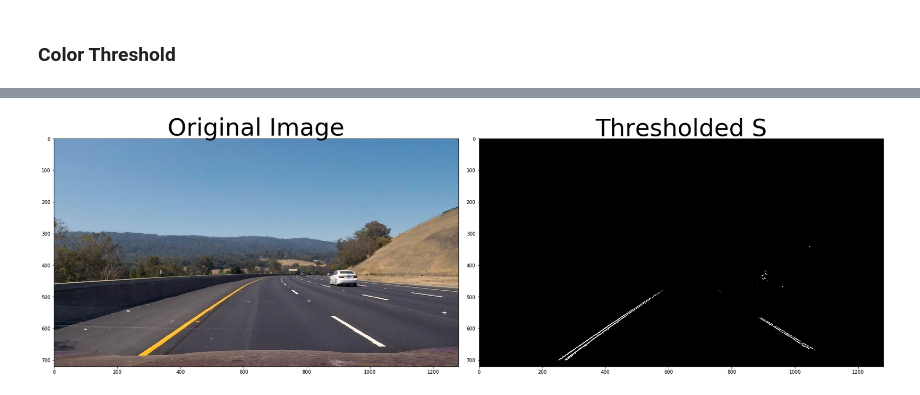
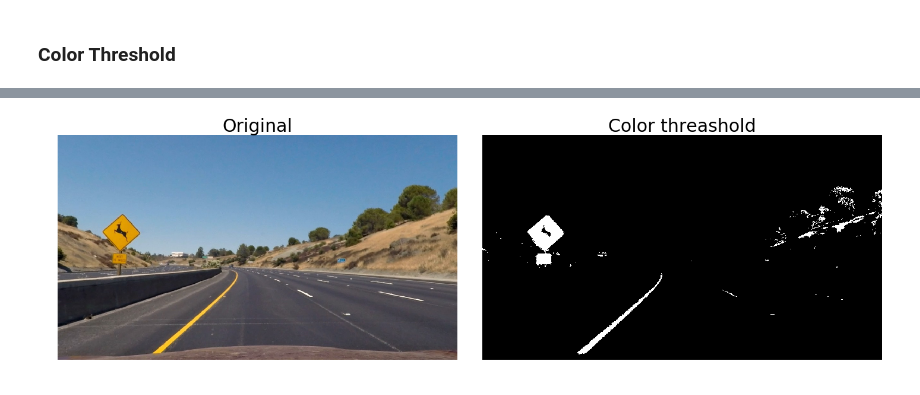
Before and after one commit to ibiscp/Advanced-Lane-Finding, a Jupyter notebook: Advanced-Line-Finding.ipynb, the cells around one changed output, grey strips where cells are left out. Cells and saved outputs as stored; diff of their text form; code cells hidden in the pictures.

```diff
--- a/Advanced-Line-Finding.ipynb
+++ b/Advanced-Line-Finding.ipynb
@@ -297,33 +276,47 @@ interact(img_threshold, color_min=widgets.IntSlider(min=0,max=255,step=1,value=1
-# %%
-# Read in an image
-img = cv2.imread(path + image_names[4])
-img = cv2.cvtColor(img,cv2.COLOR_BGR2RGB)
-
-def pipeline(img):
-
-    undist = undistort_image(img)
-
-    hls_binary = hls_select(undist, thresh=(160, 255))
-
-    dir_binary = dir_threshold(undist, sobel_kernel=27, thresh=(0.4, 1.2))
-    mag_binary = mag_thresh(undist, sobel_kernel=23, mag_thresh=(50, 300))
-    gradx = abs_sobel_thresh(undist, orient='x', thresh_min=66, thresh_max=100)
-    grady = abs_sobel_thresh(undist, orient='x', thresh_min=40, thresh_max=55)
-
-    combined = np.zeros_like(dir_binary)
-    combined[(hls_binary == 1) & (((gradx == 1) & (grady == 1)) | ((mag_binary == 1) & (dir_binary == 1)))] = 1
-
-    img_warp, _ = warp(combined, 592, 690, 1180, 120, 440, 660)
-
-    return combined
-
-# Plot the result
-f, (ax1, ax2) = plt.subplots(1, 2, figsize=(24, 9))
-f.tight_layout()
-ax1.imshow(img)
-ax1.set_title('Original Image', fontsize=50)
-ax2.imshow(pipeline(img), cmap='gray')
-ax2.set_title('Thresholded S', fontsize=50)
-plt.subplots_adjust(left=0., right=1, top=0.9, bottom=0.)
-# %% [output]
-[figure, removed]
+# %%
+# Parameters
+s_min = 120
+s_max = 255
+l_min = 40
+l_max = 255
+
+def color_threshold(img, s_thresh=(s_min, s_max), l_thresh=(l_min, l_max)):
+
+    # Convert to HLS color space and separate the V channel
+    hls = cv2.cvtColor(img, cv2.COLOR_RGB2HLS).astype(np.float)
+    l_channel = hls[:,:,1]
+    s_channel = hls[:,:,2]
+
+    # Threshold saturation channel
+    s_binary = np.zeros_like(s_channel)
+    s_binary[(s_channel >= s_thresh[0]) & (s_channel <= s_thresh[1])] = 1
+
+    # Threshold lightness
+    l_binary = np.zeros_like(l_channel)
+    l_binary[(l_channel >= l_thresh[0]) & (l_channel <= l_thresh[1])] = 1
+
+    binary = np.zeros_like(s_channel)
+    binary[((l_binary == 1) & (s_binary == 1))] = 1
+    binary = np.array(binary).astype('uint8')
+
+    return  binary
+
+def plot_color_threshold(s_min, s_max, l_min, l_max):
+    img = cv2.imread(path + image_names[3])
+    img = cv2.cvtColor(img,cv2.COLOR_BGR2RGB)
+
+    # Undistort image
+    img = undistort_image(img)
+
+    # Color threashold
+    color = color_threshold(img, s_thresh=(s_min, s_max), l_thresh=(l_min, l_max))
+
+    # Plot
+    plot_images(img, color, 'Original', "Color threashold", 'gray')
+
+interact(plot_color_threshold, s_min=widgets.IntSlider(min=0,max=255,step=1,value=s_min),
+                             s_max=widgets.IntSlider(min=0,max=255,step=1,value=s_max),
+                             l_min=widgets.IntSlider(min=0,max=255,step=1,value=l_min),
+                             l_max=widgets.IntSlider(min=0,max=255,step=1,value=l_max));
+# %% [output]
+[figure, added]
```
Also changed, not shown: parts of 22 cells of this notebook.
